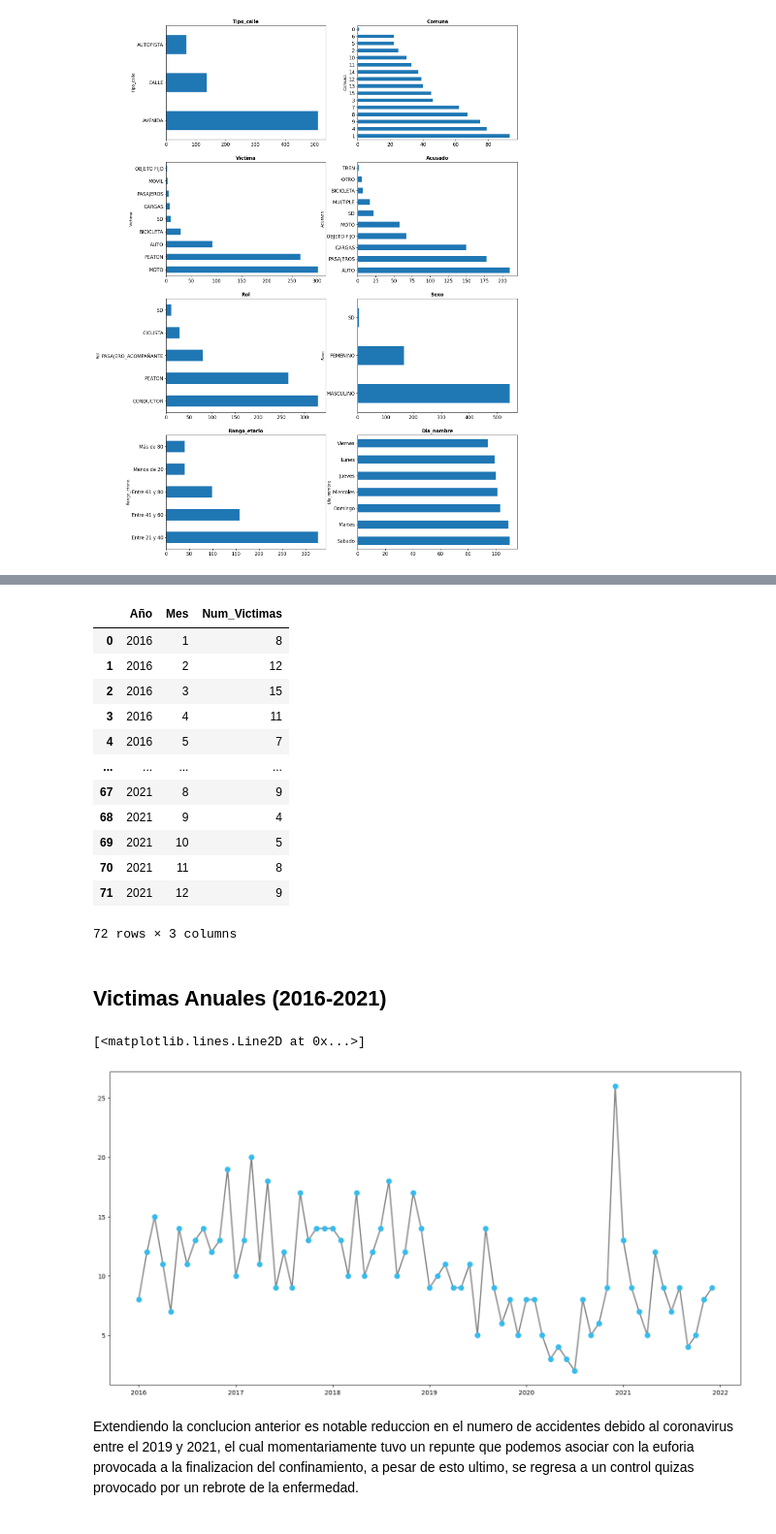
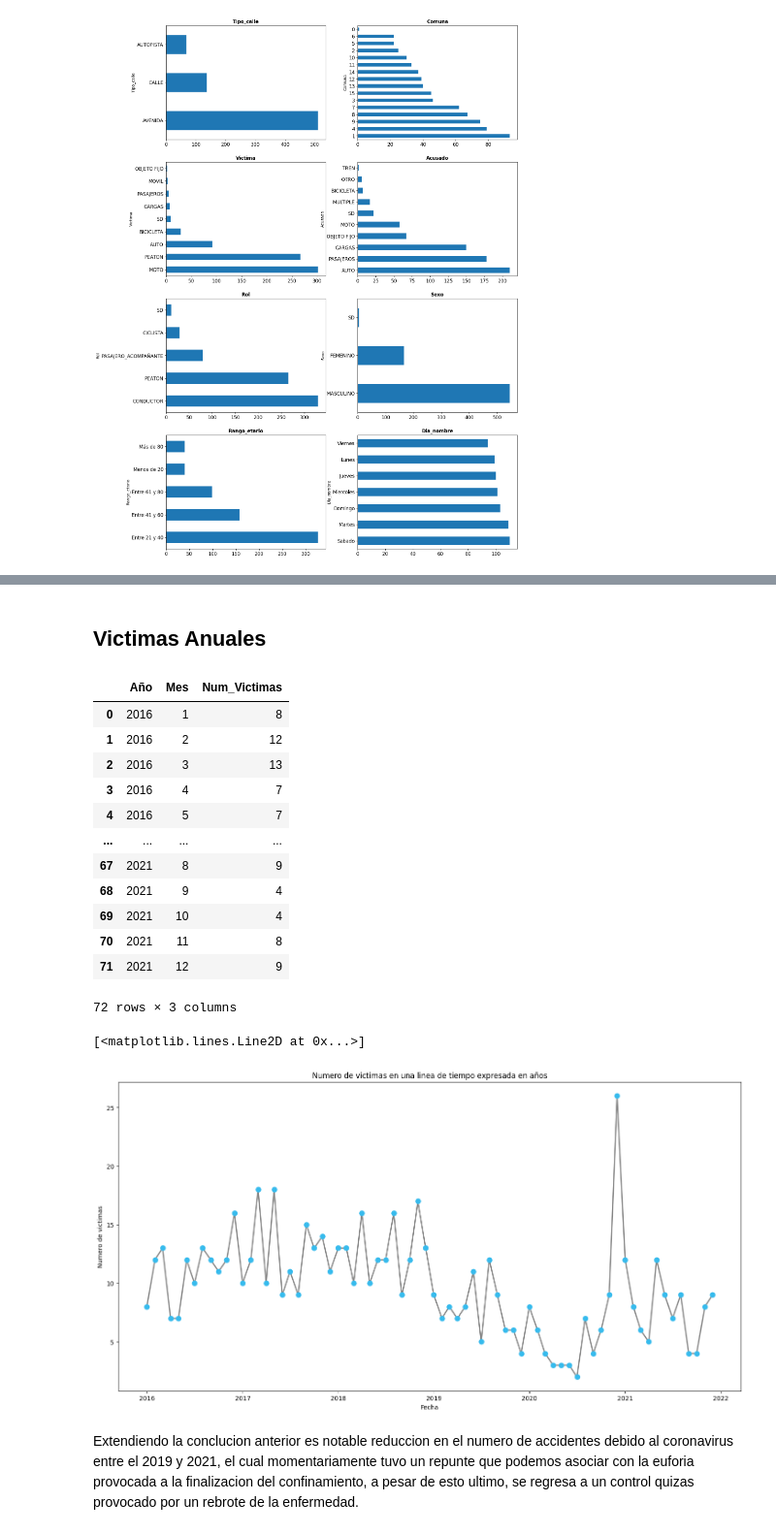
Before and after one commit to Edgarescribiendo/PI_2-Data_Analytics, a Jupyter notebook: EDA.ipynb, the cells around one changed output, grey strips where cells are left out. Shown: that part at 97% size. Saved outputs shown, nothing was run; the diff lists cells and outputs as text; code cells hidden in the pictures.

Commit message:
ETL,EDA,DASHBOARD,DATA

```diff
--- a/EDA.ipynb
+++ b/EDA.ipynb
@@ -204,6 +174,8 @@ Ademas la observacion de cada uno de los graficos evidencia la poca relevancia d
 # %%
 # Imputaciones de datos debido a la poca relevancia de la etiqueta sin datos
 siniestros_data = siniestros_data.assign(Comuna=siniestros_data['Comuna'].replace({0: 1}))
+siniestros_data = siniestros_data.assign(Hora=siniestros_data['Hora'].replace({'SD': 6}))
+siniestros_data = siniestros_data.assign(Hora_exacta=siniestros_data['Hora'].replace({0: 1}))
 siniestros_data = siniestros_data.assign(Victima=siniestros_data['Victima'].replace({'SD': 'MOTO'}))
 siniestros_data = siniestros_data.assign(Acusado=siniestros_data['Acusado'].replace({'SD': 'AUTO'}))
 siniestros_data = siniestros_data.assign(Rol = siniestros_data['Rol'].replace({'SD': 'CONDUCTOR'}))
@@ -218,0 +183,2 @@ siniestros_data.head(3)
+# %%
+siniestros_data = siniestros_data.dropna()
@@ -219,6 +205,8 @@ siniestros_data.head(3)
 # %%
 # Guardo el DataFrame como archivo CSV en la ruta especificada
 siniestros_data.to_csv("Database/Data_dashboard.csv", index=False)
+# %% [markdown]
+<h2>Victimas Anuales</h2>
 # %%
 # Agrupar por año y mes, y sumar el número de víctimas
 Victimas_anuales = siniestros_data.groupby(["Año", "Mes"])["Num_Victimas"].sum().reset_index()
@@ -227,18 +215,16 @@ Victimas_anuales
 |  | Año | Mes | Num_Victimas |
 | 0 | 2016 | 1 | 8 |
 | 1 | 2016 | 2 | 12 |
-| 2 | 2016 | 3 | 15 |
-| 3 | 2016 | 4 | 11 |
+| 2 | 2016 | 3 | 13 |
+| 3 | 2016 | 4 | 7 |
 | 4 | 2016 | 5 | 7 |
 | ... | ... | ... | ... |
 | 67 | 2021 | 8 | 9 |
 | 68 | 2021 | 9 | 4 |
-| 69 | 2021 | 10 | 5 |
+| 69 | 2021 | 10 | 4 |
 | 70 | 2021 | 11 | 8 |
 | 71 | 2021 | 12 | 9 |
 72 rows × 3 columns
-# %% [markdown]
-<h2>Victimas Anuales (2016-2021)</h2>
 # %%
 # Combinar AÑO y MES para obtener una sola variable de tiempo, creando la columna "Fecha" como str
 Victimas_anuales["Año_mes"] = Victimas_anuales["Año"].astype(str) + "-" + Victimas_anuales["Mes"].astype(str)
@@ -251,14 +237,16 @@ rel_tiempo = Victimas_anuales.sort_values("Año_mes")
 # %%
 # Creacion de la figura
 plt.figure(figsize=(18, 9))
 
 # Trazamos la línea
 plt.plot(Victimas_anuales["Año_mes"], Victimas_anuales["Num_Victimas"], color='#838383', linewidth=2)  # Set line color and width
-
+plt.title("Numero de victimas en una linea de tiempo expresada en años")
+plt.xlabel("Fecha")
+plt.ylabel("Numero de victimas")
 # Colocamos los marcadores
 plt.plot(Victimas_anuales["Año_mes"], Victimas_anuales["Num_Victimas"], marker='o', markersize=8, color='#37BBED', linestyle='none')  # Set marker color, size, and no line
 # %% [output]
 [<matplotlib.lines.Line2D at 0x...>]
-[figure, old version]
+[figure, new version]
 # %% [markdown]
 Extendiendo la conclucion anterior es notable reduccion en el numero de accidentes debido al coronavirus entre el 2019 y 2021, el cual momentariamente tuvo un repunte que podemos asociar con la euforia provocada a la finalizacion del confinamiento, a pesar de esto ultimo, se regresa a un control quizas provocado por un rebrote de la enfermedad.
```
Also changed, not shown: parts of 20 cells of this notebook, 3 other files.
